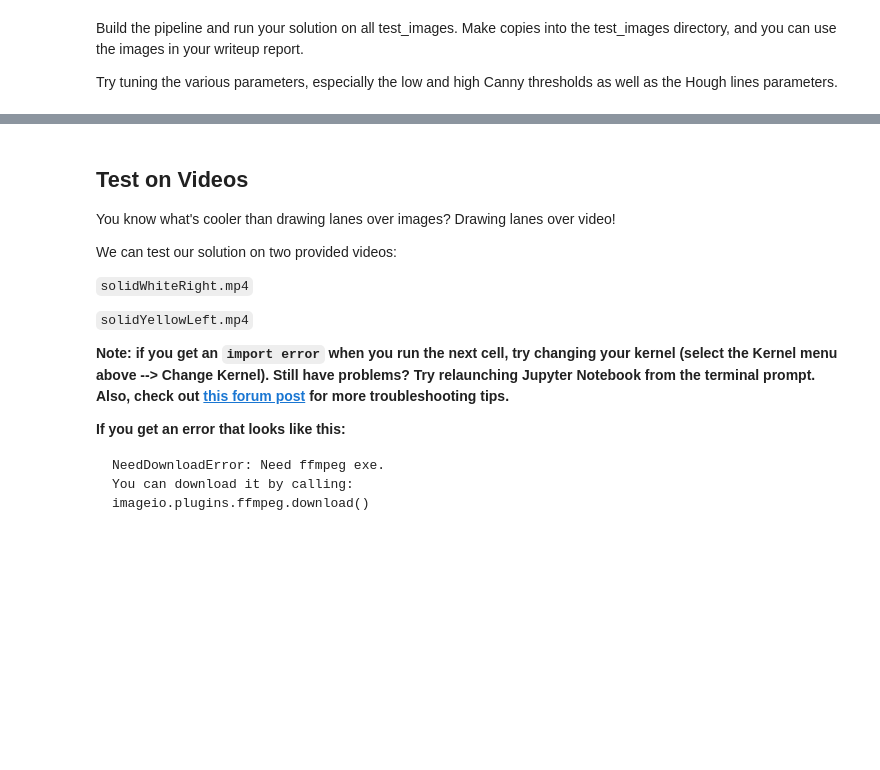
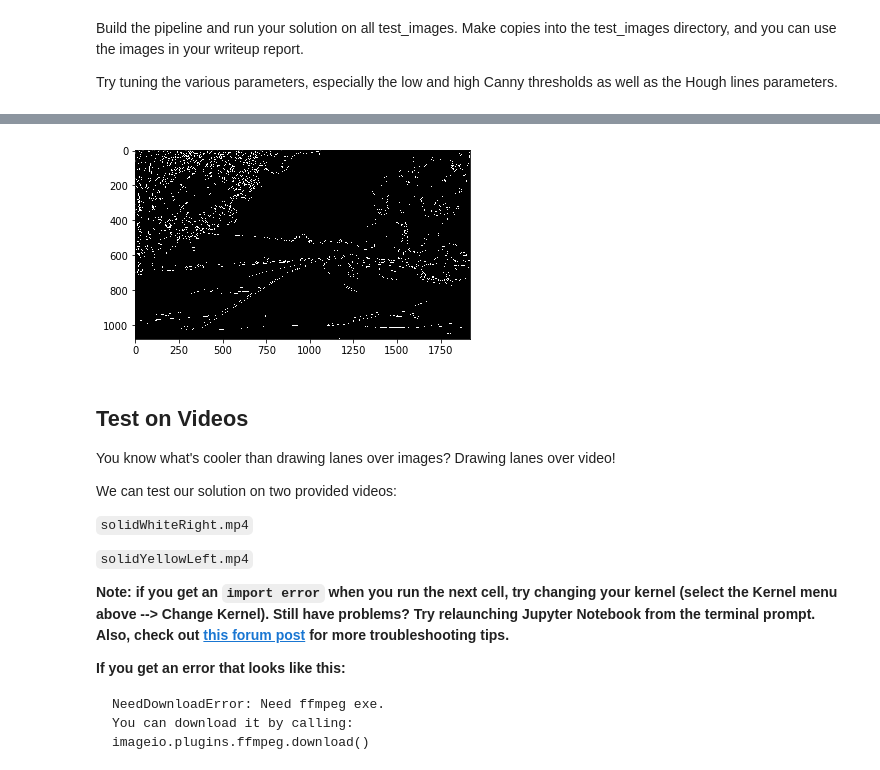
Before and after one commit to smoort/CarND-LaneLines-P1, a Jupyter notebook: P1.ipynb, the cells around one changed output, grey strips where cells are left out. Cells and saved outputs as stored; diff of their text form; code cells hidden in the pictures; blank space fills up the shorter version.

```diff
--- a/P1.ipynb
+++ b/P1.ipynb
@@ -47,10 +47,22 @@ import matplotlib.image as mpimg
 import numpy as np
 import cv2
 %matplotlib inline
+import math
 
 # global variable
-prev_clip_data = [0,0,0,0]
-print ('prev_clip_data =', prev_clip_data[0])
+prev_clip_data = [0, 0, 0, 0]
+print('prev_clip_data =', prev_clip_data[0])
+bottom_y = 0
+
+# constants
+SLOPE_TOLERANCE = 0.25
+INTERCEPT_TOLERANCE = 25
+TOP_Y_FACTOR = 0.625
+BOTTOM_Y_FACTOR = 1.0
+MASK_BOTTOM_RIGHT_X_FACTOR = 0.975
+MASK_BOTTOM_LEFT_X_FACTOR = 0.125
+MASK_TOP_RIGHT_X_FACTOR = 0.575
+MASK_TOP_LEFT_X_FACTOR = 0.425
 # %% [output]
 prev_clip_data = 0
 # %% [markdown]
@@ -323,63 +381,54 @@ Build the pipeline and run your solution on all test_images. Make copies into th
 
 Try tuning the various parameters, especially the low and high Canny thresholds as well as the Hough lines parameters.
 # %%
-# TODO: Build your pipeline that will draw lane lines on the test_images
+# Pipeline that will draw lane lines on the test_images
 # then save them to the test_images directory.
 def pipeline(input_image):
-#    print ("inside pipeline")
-#    print ("input image")
+#    print("inside pipeline")
+#    print("input image")
 #    plt.imshow(inImg)
 
-    gaussian_kernel_size = 5  # kernel size used for gaussian blur
-    canny_low_threshold = 30 # pixel with gradient below the low threshold are rejected
-    canny_high_threshold = 150 # gradient used to detect strong edges
+    gaussian_kernel_size = 7  # kernel size used for gaussian blur
+    canny_low_threshold = 40 # pixel with gradient below the low threshold are rejected
+    canny_high_threshold = 120 # gradient used to detect strong edges
 
-#    print('image dimensions =', input_image.shape)
-    center_x = input_image.shape [1]/2
-#    print ('center x value =', center_x)
-    mask_bottom_right_x = input_image.shape [1]*.975
-#    print ('mask_bottom_right_x value =', mask_bottom_right_x)
-    mask_bottom_left_x = input_image.shape [1]*.125
-#    print ('mask_bottom_left_x value =', mask_bottom_left_x)
-    mask_top_right_x = input_image.shape [1]*.575
-#    print ('mask_top_right_x value =', mask_top_right_x)
-    mask_top_left_x = input_image.shape [1]*.425
-#    print ('mask_top_left_x value =', mask_top_left_x)
-    mask_top_y = input_image.shape [0]*.62
-#    print ('mask_top_y', mask_top_y)
-    mask_bottom_y = input_image.shape [0] * 1.0
-#    print ('mask_bottom_y', mask_bottom_y)
+    center_x = input_image.shape[1]/2
+    mask_bottom_right_x = input_image.shape[1] * MASK_BOTTOM_RIGHT_X_FACTOR
+    mask_bottom_left_x = input_image.shape[1] * MASK_BOTTOM_LEFT_X_FACTOR
+    mask_top_right_x = input_image.shape[1] * MASK_TOP_RIGHT_X_FACTOR
+    mask_top_left_x = input_image.shape[1] * MASK_TOP_LEFT_X_FACTOR
+    mask_top_y = input_image.shape[0] * TOP_Y_FACTOR
+    mask_bottom_y = input_image.shape[0] * BOTTOM_Y_FACTOR
 
-    vertices = np.array([[(mask_top_left_x,mask_top_y),(mask_top_right_x,mask_top_y), \
-                          (mask_bottom_right_x,mask_bottom_y),(mask_bottom_left_x,mask_bottom_y)]], \
+
+    vertices = np.array([[(mask_top_left_x, mask_top_y), (mask_top_right_x, mask_top_y),  \
+                          (mask_bottom_right_x, mask_bottom_y), (mask_bottom_left_x, mask_bottom_y)]],  \
                              dtype=np.int32) # vertices of the masked area
-#    vertices = np.array([[(420,330),(550,330),(920,539),(120,539)]],dtype=np.int32) # vertices of the masked area
-#    vertices = np.array([[(420,340),(560,340),(920,539),(120,539)]],dtype=np.int32) # vertices of the masked area
     rho = 2 # distance resolution in pixels of the Hough grid
     theta = np.pi/180 # angular resolution in radians of the Hough grid
     threshold = 50     # minimum number of votes (intersections in Hough grid cell)
     min_line_length = 20 #minimum number of pixels making up a line
-    max_line_gap = 20    # maximum gap in pixels between connectable line segments
+    max_line_gap = 50    # maximum gap in pixels between connectable line segments
 
     grayscale_image = grayscale(input_image)
 #    print ("gray image")
 #    plt.imshow(grayscale_image, cmap='gray')
 
-    gaussian_blurred_image = gaussian_blur (grayscale_image,gaussian_kernel_size)
+    gaussian_blurred_image = gaussian_blur(grayscale_image, gaussian_kernel_size)
 #    print ("gaussian image")
 #    plt.imshow(gaussian_blurred_image, cmap='gray')
 
-    canny_image = canny(gaussian_blurred_image,canny_low_threshold,canny_high_threshold)
+    canny_image = canny(gaussian_blurred_image, canny_low_threshold, canny_high_threshold)
 #    print ("canny image")
     plt.imshow(canny_image, cmap='gray')
-    plt.imsave('canny.png',canny_image, format='png',cmap='gray')
+    plt.imsave('canny.png', canny_image, format='png', cmap='gray')
 
-    masked_image = region_of_interest (canny_image,vertices)
+    masked_image = region_of_interest(canny_image, vertices)
 #    print ("masked image")
 #    plt.imshow(masked_image, cmap='gray')
 #    plt.show()
 
-    hough_image = hough_lines(masked_image,rho, theta, threshold, min_line_length, max_line_gap)
+    hough_image = hough_lines(masked_image, rho, theta, threshold, min_line_length, max_line_gap)
 #    print ("hough image")
 #    plt.imshow(hough_image, cmap='gray')
 #    plt.show()
@@ -390,8 +439,9 @@ def pipeline(input_image):
 
     return weighted_image
 
-"""
+'''
 NOTE : This section is used to test the pipeline against the set of test images provided
+'''
 
 images = os.listdir('test_images/')
 
@@ -399,14 +449,15 @@ for image in images:
 
     if image[:6] != 'Output':
         input_image = mpimg.imread('test_images/%s' % image)
-        print ('processing image ', image)
-        output_image = pipeline (input_image)
+        print('processing image ', image)
+        prev_clip_data = [0, 0, 0, 0]
+        bottom_y = 0
+        output_image = pipeline(input_image)
         output_img_name = 'Output2_' + image
-        print ('output image name =', output_img_name)
-        mpimg.imsave('test_images/%s' % output_img_name,output_image)
+        print('output image name =', output_img_name)
+        mpimg.imsave('test_images/%s' % output_img_name, output_image)
     else:
-        print ('ignoring image ', image)
+        print('ignoring image ', image)
 
-"""
-print ('dummy statement to make the above multiline comment work')
+print('dummy statement to make the above multiline comment work')
 # %% [output]
@@ -413,4 +482,5 @@ print ('dummy statement to make the above multiline comment work')
 dummy statement to make the above multiline comment work
+[figure, added]
 # %% [markdown]
 ## Test on Videos
 
```
Also changed, not shown: parts of 10 cells of this notebook, 1 other file.
